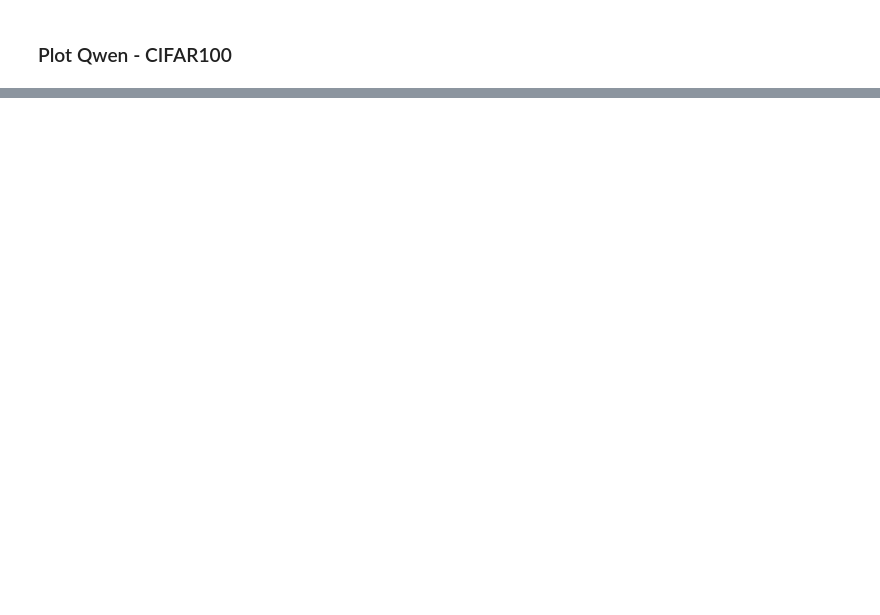
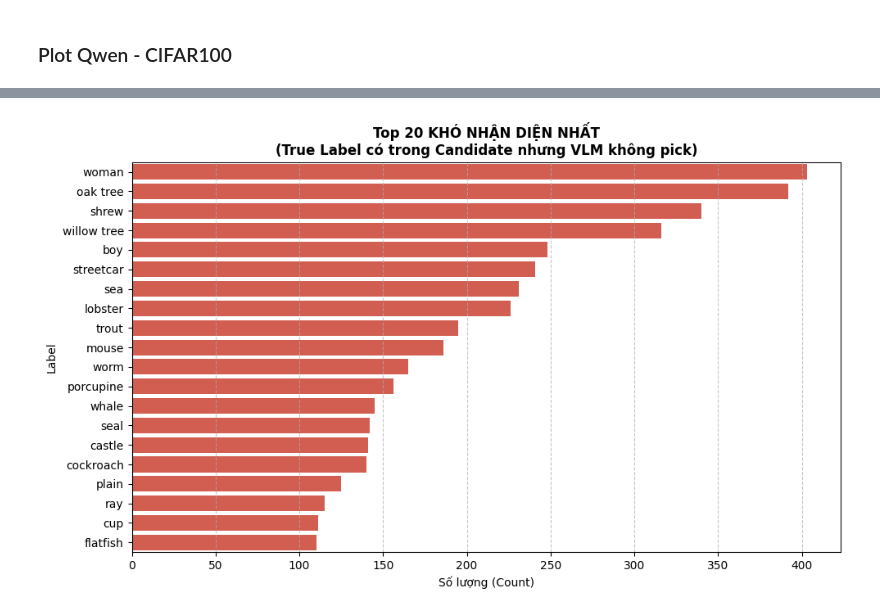
Before and after one commit to AlbusNotThuan/CLL-VLM-CLIP-Annotator, a Jupyter notebook: cll_vlm/notebooks/analysis_multi_label.ipynb, the cells around one changed output, grey strips where cells are left out. Cells and saved outputs as stored; diff of their text form; code cells hidden in the pictures; blank space fills up the shorter version.

```diff
--- a/cll_vlm/notebooks/analysis_multi_label.ipynb
+++ b/cll_vlm/notebooks/analysis_multi_label.ipynb
@@ -38,0 +148,8 @@ Empty Answer: 6594
+# %%
+count = 0
+for c in fine_classes:
+    count += 1
+
+print(fine_classes_raw)
+print(fine_classes)
+print(count)
@@ -98,0 +1017,88 @@ plt.show()
+# %%
+import json
+import pandas as pd
+import matplotlib.pyplot as plt
+import seaborn as sns
+from pathlib import Path
+from collections import Counter
+from IPython.display import display
+
+def plot_dropped_labels(json_path, top_n=20):
+    """
+    Đếm và plot các labels nằm trong candidate nhưng không được chọn làm final answer.
+    """
+    try:
+        with open(json_path, 'r', encoding='utf-8') as f:
+            data = json.load(f)
+    except Exception as e:
+        print(f"Lỗi khi đọc file {json_path}: {e}")
+        return
+
+    missed_true_labels = Counter() # true_label nằm trong cand nhưng không nằm trong ans
+    all_dropped_labels = Counter() # Bất kỳ label nào nằm trong cand nhưng không nằm trong ans
+
+    for item in data:
+        if not isinstance(item, dict):
+            continue
+
+        true_label = str(item.get('true_label', '')).strip().lower()
+        candidate = item.get('candidate_answer', [])
+        answer = item.get('answer', [])
+
+        if isinstance(candidate, str): candidate = [candidate]
+        if isinstance(answer, str): answer = [answer]
+        candidate = [str(c).strip().lower() for c in candidate]
+        answer = [str(a).strip().lower() for a in answer]
+
+        # 1. Check Missed True Labels (True label có trong candidate nhưng VLM lại không pick)
+        if true_label in candidate and true_label not in answer:
+            missed_true_labels[true_label] += 1
+
+        # 2. Check All Dropped Labels (Nhãn nằm trong cand mà bị loại khỏi answer)
+        for cand in candidate:
+            if cand not in answer:
+                all_dropped_labels[cand] += 1
+
+    # Hàm vẽ biểu đồ phụ
+    def plot_counter(counter_data, title, color):
+        if not counter_data:
+            print(f"Không có dữ liệu cho biểu đồ: {title}")
+            return
+
+        # Lấy Top N
+        common = counter_data.most_common(top_n)
+        labels = [x[0] for x in common]
+        counts = [x[1] for x in common]
+
+        plt.figure(figsize=(10, 6))
+        sns.barplot(x=counts, y=labels, color=color)
+        plt.title(title, fontweight='bold')
+        plt.xlabel("Số lượng (Count)")
+        plt.ylabel("Label")
+        plt.grid(axis='x', linestyle='--', alpha=0.7)
+        plt.tight_layout()
+        plt.show()
+
+    print(f"\n{'='*60}")
+    print(f"📊 REPORT CHO FILE: {Path(json_path).name}")
+    print(f"{'='*60}")
+
+    # Vẽ biểu đồ True Labels bị miss
+    plot_counter(
+        missed_true_labels,
+        f"Top {top_n} KHÓ NHẬN DIỆN NHẤT\n(True Label có trong Candidate nhưng VLM không pick)",
+        color="#e74c3c"
+    )
+
+    # Vẽ biểu đồ All Labels bị drop
+    plot_counter(
+        all_dropped_labels,
+        f"Top {top_n} BỊ VLM LOẠI BỎ NHIỀU NHẤT\n(Xuất hiện trong Candidate nhưng bị filter khỏi Answer)",
+        color="#3498db"
+    )
+
+
+# Nếu không chạy cell trước đó, có thể hardcode một path:
+hardcoded_path = "/tmp2/maitanha/vgu/cll_vlm/cll_vlm/ol_cll_logs/multi_label/json/cifar100/qwen3_2b_cifar100_multi_label_lbs10_prompt_v1.json"
+plot_dropped_labels(hardcoded_path, top_n=20)
+# %% [output]
@@ -98,0 +1108 @@ plt.show()
+[figure, added]
```
Also changed, not shown: parts of 43 cells of this notebook, 56 other files.
